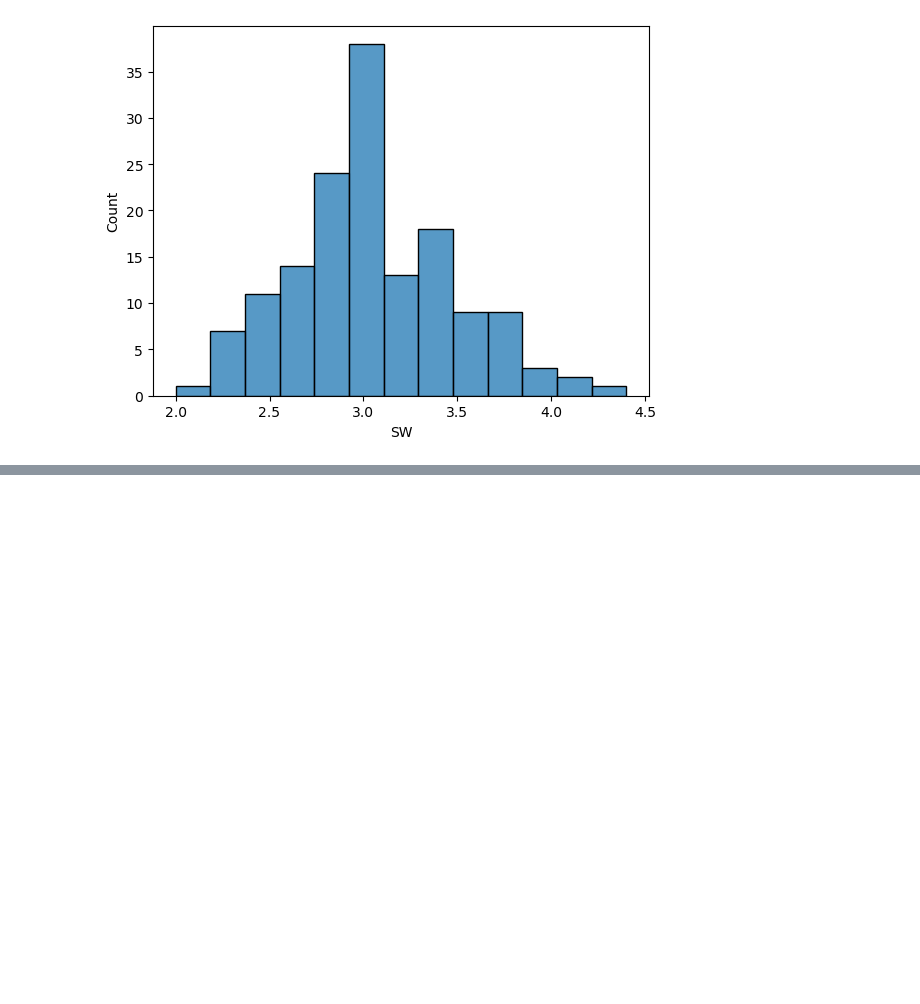
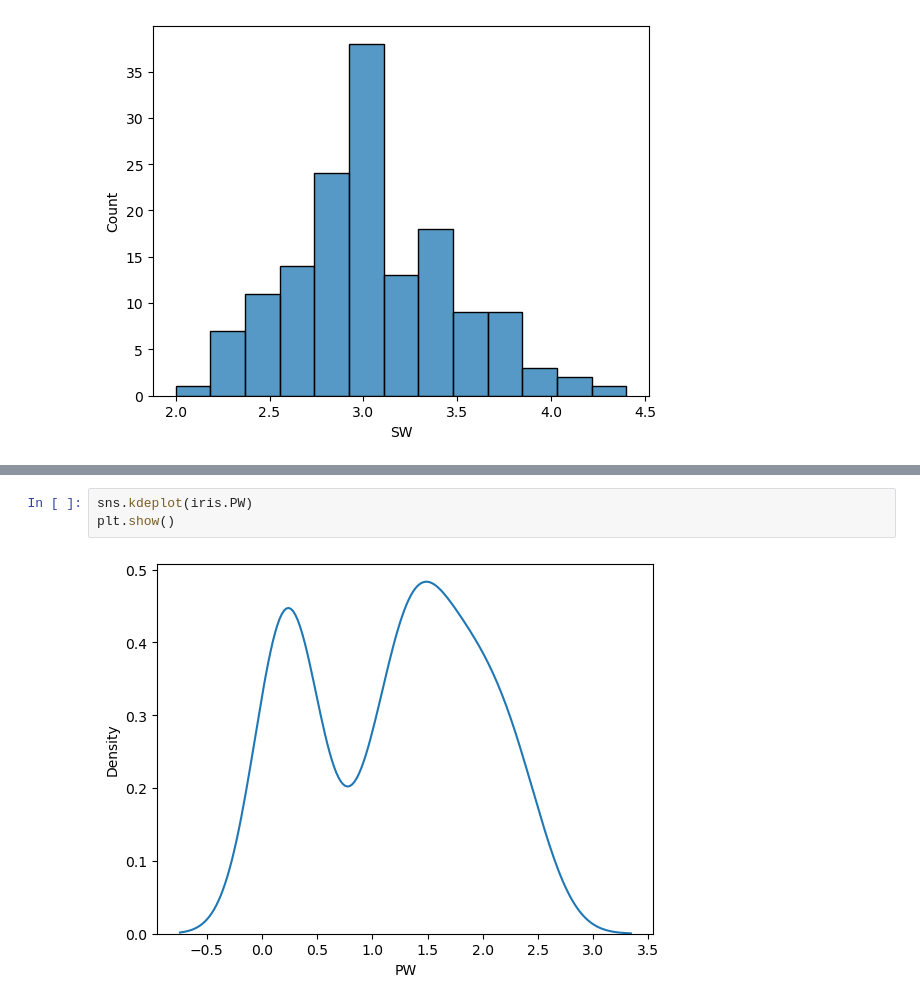
Before and after one commit to CodeByDeepankar/CTTC-AIML, a Jupyter notebook: Day11_SNS.ipynb, the cells around one changed output, grey strips where cells are left out. Drawn from its saved outputs; the diff is of its cells as text; blank space fills up the shorter version.

```diff
--- a/Day11_SNS.ipynb
+++ b/Day11_SNS.ipynb
@@ -83,0 +87,5 @@ sns.
+# %%
+sns.kdeplot(iris.PW)
+plt.show()
+# %% [output]
+[figure, added]
```
Also changed, not shown: parts of 5 cells of this notebook.
